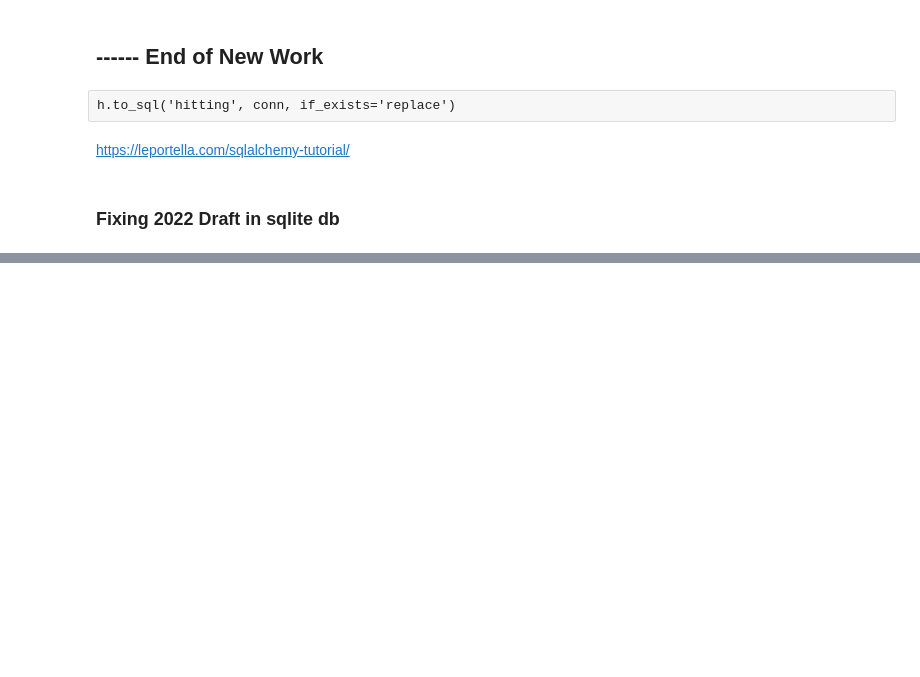
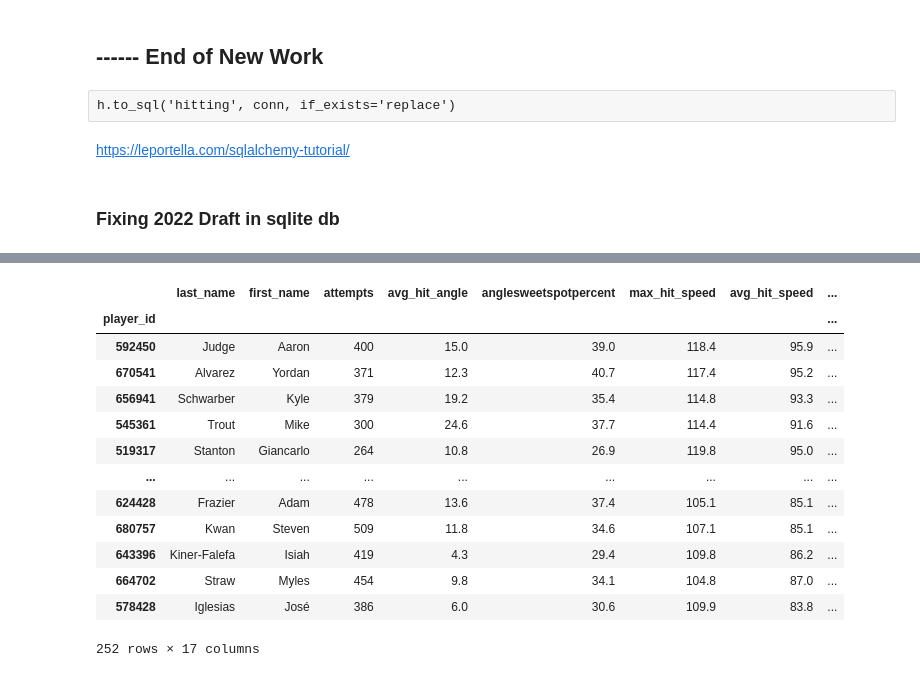
Before and after one commit to haueter19/baseball, a Jupyter notebook: Fantasy Work.ipynb, the cells around one changed output, grey strips where cells are left out. Cells and saved outputs as stored; diff of their text form; code cells hidden in the pictures; blank space fills up the shorter version.

```diff
--- a/Fantasy Work.ipynb
+++ b/Fantasy Work.ipynb
@@ -765,0 +755,17 @@ cbs = fix_downloaded_cbs_values(2023, save=True)
+# %%
+d1.sort_values('brl_percent', ascending=False)
+# %% [output]
+|  | last_name | first_name | attempts | avg_hit_angle | anglesweetspotpercent | max_hit_speed | avg_hit_speed | ... |
+| player_id |  |  |  |  |  |  |  | ... |
+| 592450 | Judge | Aaron | 400 | 15.0 | 39.0 | 118.4 | 95.9 | ... |
+| 670541 | Alvarez | Yordan | 371 | 12.3 | 40.7 | 117.4 | 95.2 | ... |
+| 656941 | Schwarber | Kyle | 379 | 19.2 | 35.4 | 114.8 | 93.3 | ... |
+| 545361 | Trout | Mike | 300 | 24.6 | 37.7 | 114.4 | 91.6 | ... |
+| 519317 | Stanton | Giancarlo | 264 | 10.8 | 26.9 | 119.8 | 95.0 | ... |
+| ... | ... | ... | ... | ... | ... | ... | ... | ... |
+| 624428 | Frazier | Adam | 478 | 13.6 | 37.4 | 105.1 | 85.1 | ... |
+| 680757 | Kwan | Steven | 509 | 11.8 | 34.6 | 107.1 | 85.1 | ... |
+| 643396 | Kiner-Falefa | Isiah | 419 | 4.3 | 29.4 | 109.8 | 86.2 | ... |
+| 664702 | Straw | Myles | 454 | 9.8 | 34.1 | 104.8 | 87.0 | ... |
+| 578428 | Iglesias | José | 386 | 6.0 | 30.6 | 109.9 | 83.8 | ... |
+252 rows × 17 columns
```
Also changed, not shown: parts of 25 cells of this notebook.
